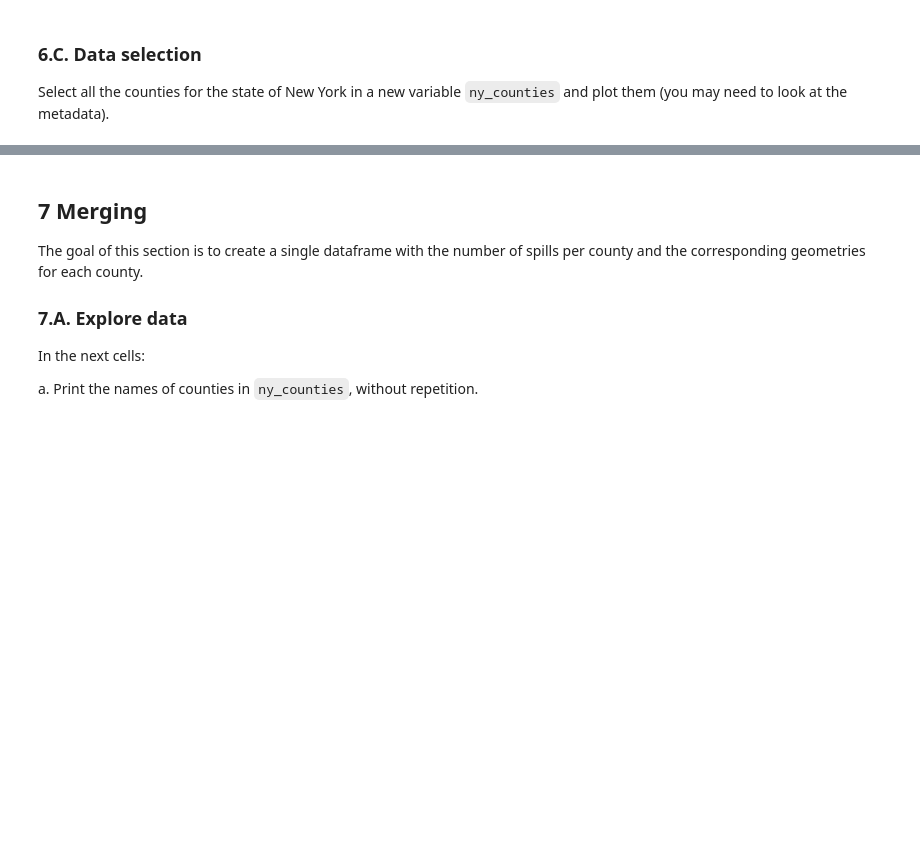
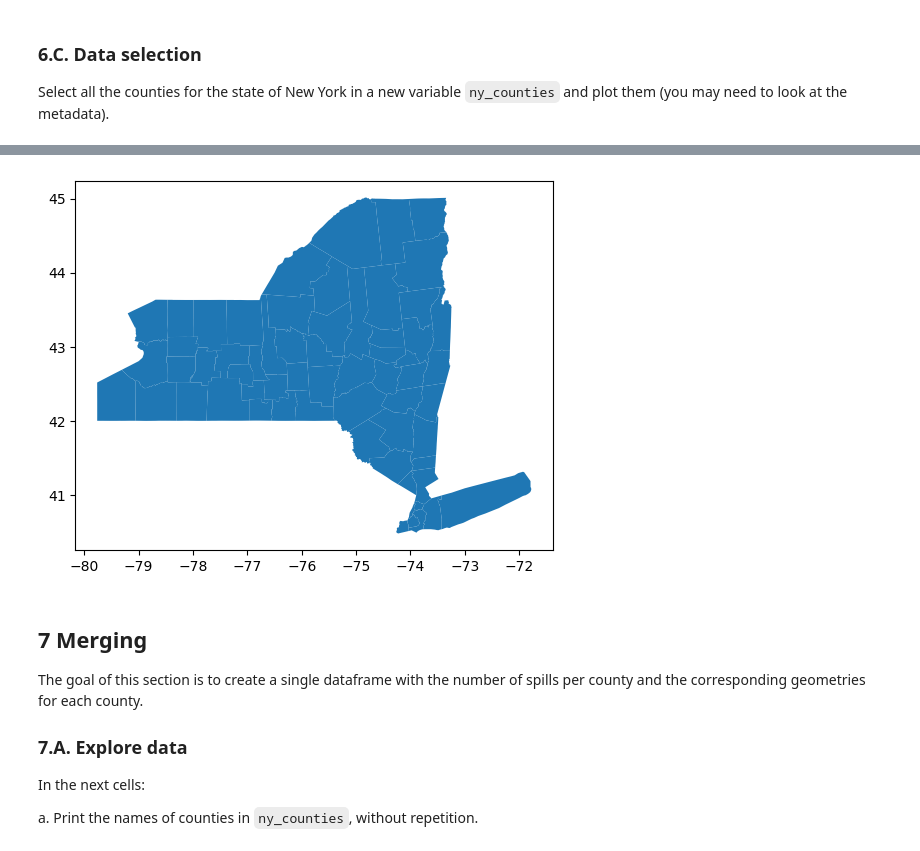
Before and after one commit to ethan-mathews24/eds220-hwk3, a Jupyter notebook: hwk3-task2-spills.ipynb, the cells around one changed output, grey strips where cells are left out. Drawn from its saved outputs; the diff is of its cells as text; code cells hidden in the pictures; blank space fills up the shorter version.

Commit message:
completes county data exploration

```diff
--- a/hwk3-task2-spills.ipynb
+++ b/hwk3-task2-spills.ipynb
@@ -409,3 +486,9 @@ _Type your answer here, replacing this text._
 ### 6.B. Cleaning
 
 Simplify column names as needed.
+# %%
+# Make column names lowercase
+counties.columns = counties.columns.str.lower().str.strip()
+
+# Verify it worked
+counties.columns
@@ -417,3 +505,9 @@ Simplify column names as needed.
 ### 6.C. Data selection
 
 Select all the counties for the state of New York in a new variable `ny_counties` and plot them (you may need to look at the metadata).
+# %%
+# Subset to only New York
+ny_counties = counties[counties['statefp'] == '36']
+
+# View DataFrame
+ny_counties
@@ -420,3 +528,11 @@ Select all the counties for the state of New York in a new variable `ny_counties
+# %%
+# Plot New York counties
+
+ny_counties.plot()
+
+plt.show()
+# %% [output]
+[figure, added]
 # %% [markdown]
 <!-- END QUESTION -->
 
```
Also changed, not shown: parts of 26 cells of this notebook.
